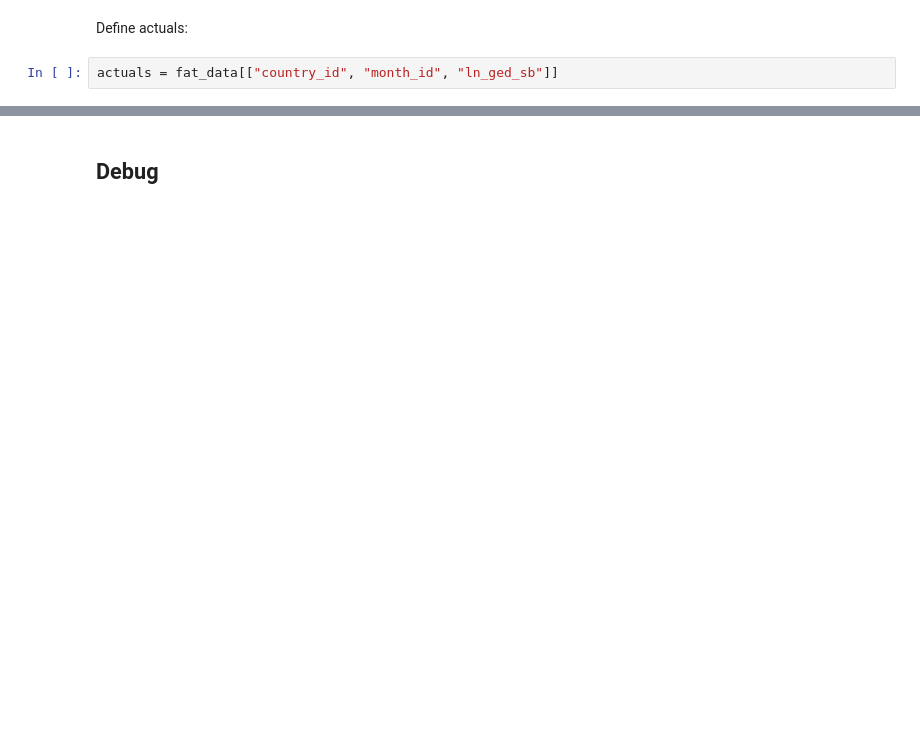
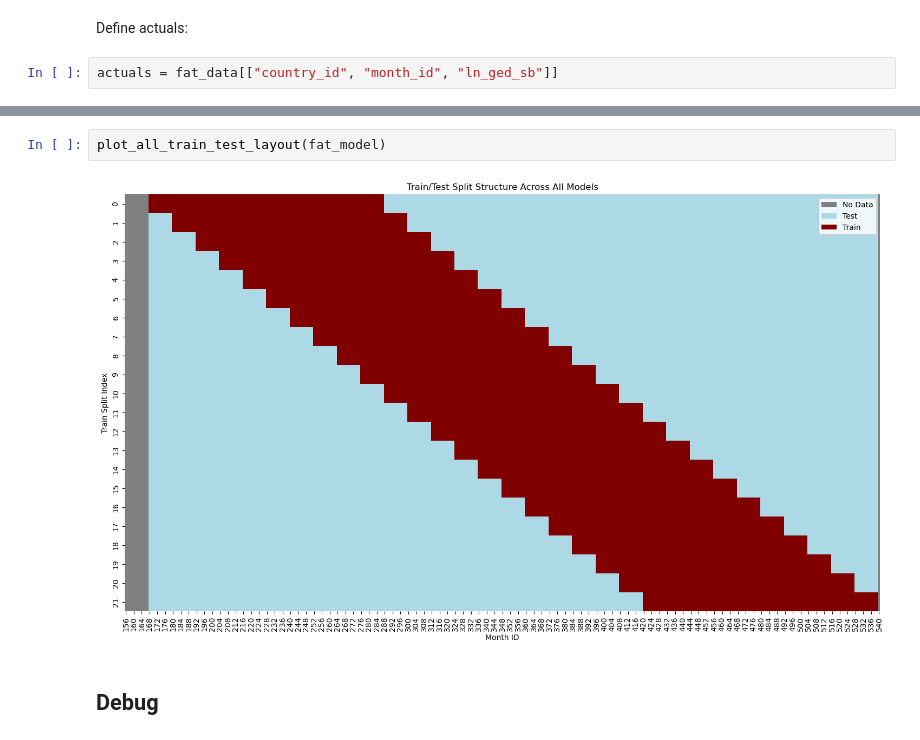
Before and after one commit to lboekestein/masterthesis, a Jupyter notebook: notebooks/sandbox.ipynb, the cells around one changed output, grey strips where cells are left out. Drawn from its saved outputs; the diff is of its cells as text; blank space fills up the shorter version.

```diff
--- a/notebooks/sandbox.ipynb
+++ b/notebooks/sandbox.ipynb
@@ -333,3 +279,7 @@ metrics_df.head()
+# %%
+plot_all_train_test_layout(fat_model)
+# %% [output]
+[figure, added]
 # %% [markdown]
 ## Debug
 # %%
```
Also changed, not shown: parts of 27 cells of this notebook, 1 other file.
